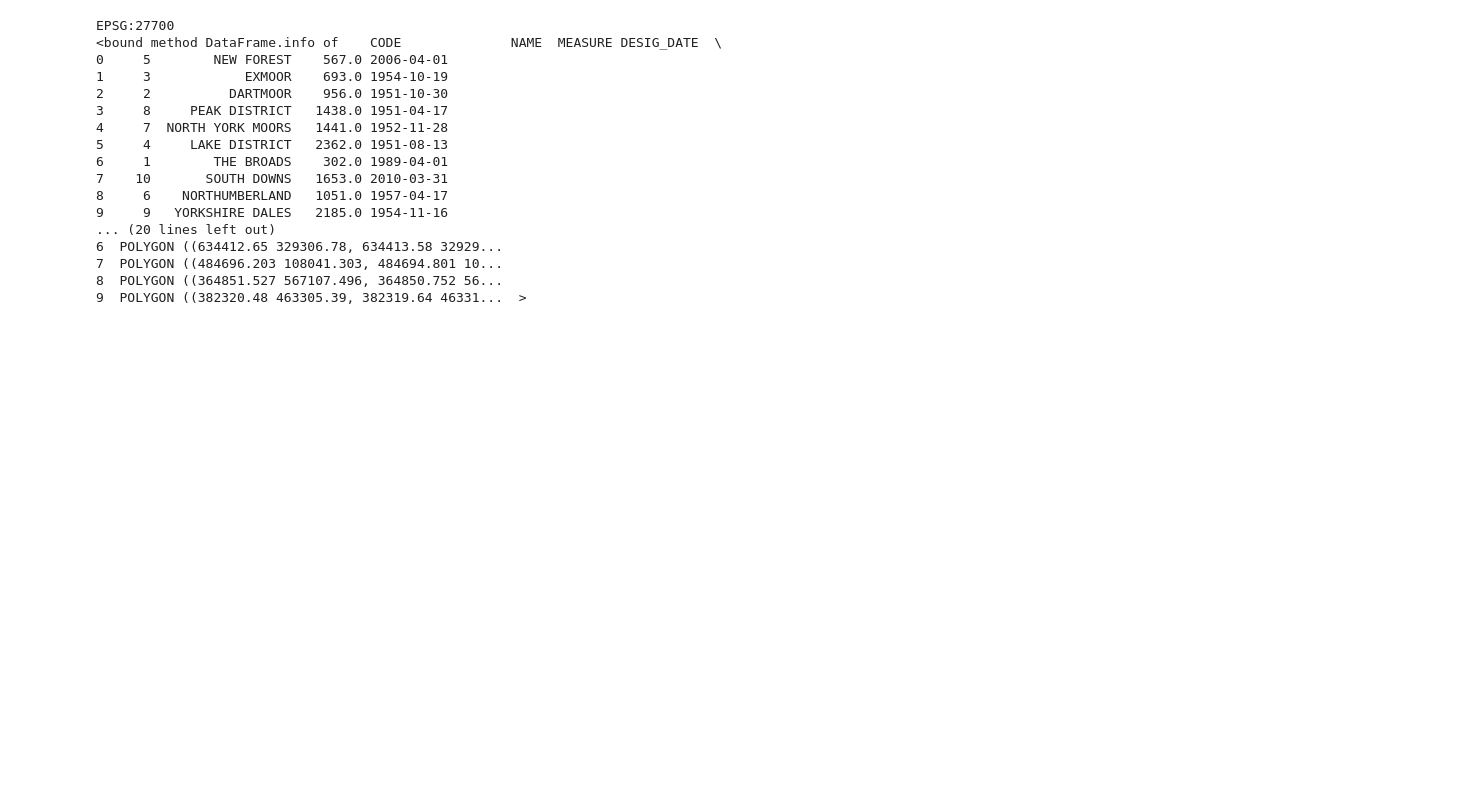
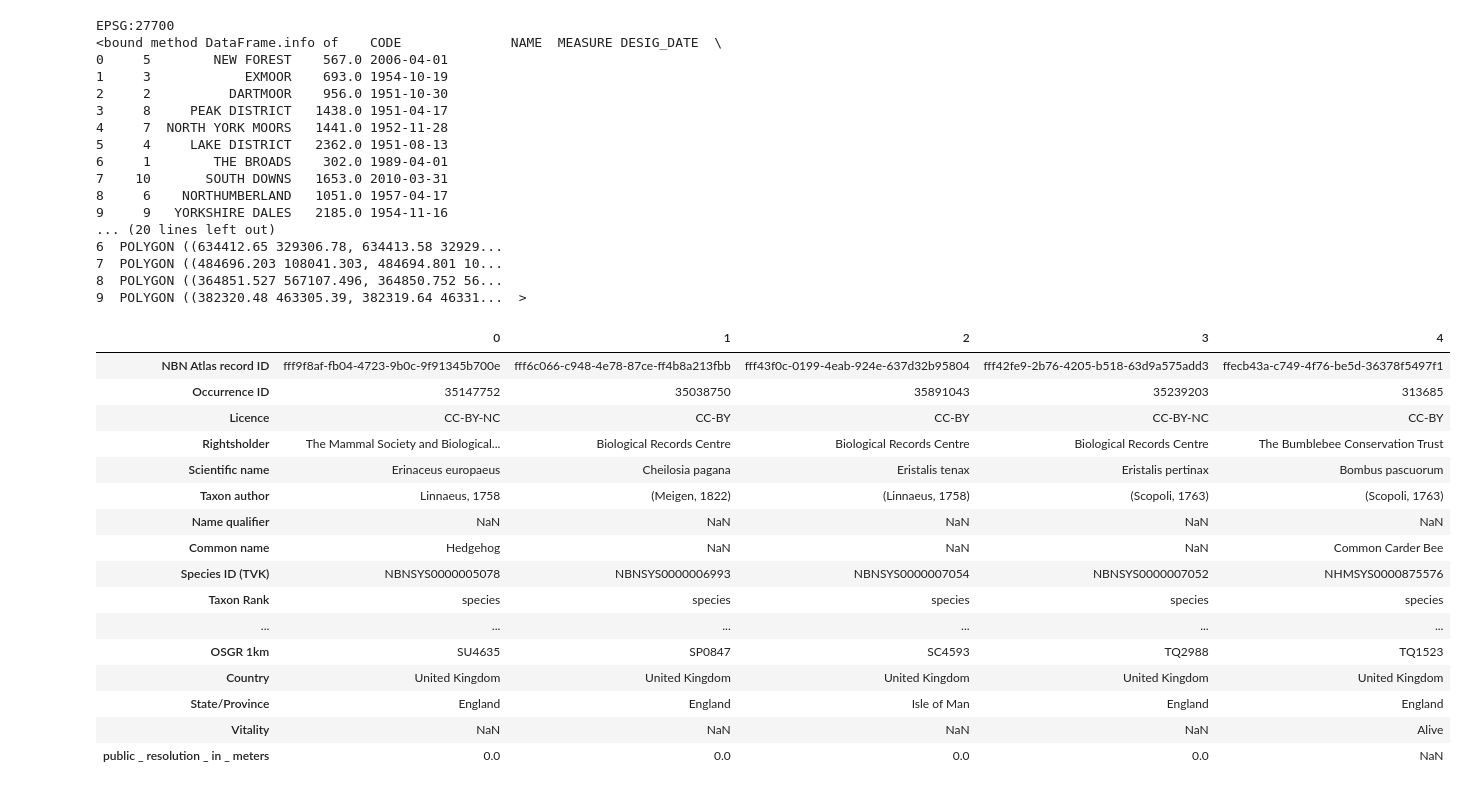
Before and after one commit to ClaudiaTurner/GEOG5990M_Project, a Jupyter notebook: Final_Project_Python_GEOG5990M.ipynb, the cells around one changed output. Cells and saved outputs as stored; diff of their text form; code cells hidden in the pictures; blank space fills up the shorter version.

```diff
--- a/Final_Project_Python_GEOG5990M.ipynb
+++ b/Final_Project_Python_GEOG5990M.ipynb
@@ -535,3 +535,24 @@ EPSG:27700
 7  POLYGON ((484696.203 108041.303, 484694.801 10...
 8  POLYGON ((364851.527 567107.496, 364850.752 56...
 9  POLYGON ((382320.48 463305.39, 382319.64 46331...  >
+# %%
+NBN_records=pd.read_csv('/content/drive/MyDrive/Python_Assignment2/records-2025-04-14.csv')
+NBN_records.head().T
+# %% [output]
+|  | 0 | 1 | 2 | 3 | 4 |
+| NBN Atlas record ID | fff9f8af-fb04-4723-9b0c-9f91345b700e | fff6c066-c948-4e78-87ce-ff4b8a213fbb | fff43f0c-0199-4eab-924e-637d32b95804 | fff42fe9-2b76-4205-b518-63d9a575add3 | ffecb43a-c749-4f76-be5d-36378f5497f1 |
+| Occurrence ID | 35147752 | 35038750 | 35891043 | 35239203 | 313685 |
+| Licence | CC-BY-NC | CC-BY | CC-BY | CC-BY-NC | CC-BY |
+| Rightsholder | The Mammal Society and Biological... | Biological Records Centre | Biological Records Centre | Biological Records Centre | The Bumblebee Conservation Trust |
+| Scientific name | Erinaceus europaeus | Cheilosia pagana | Eristalis tenax | Eristalis pertinax | Bombus pascuorum |
+| Taxon author | Linnaeus, 1758 | (Meigen, 1822) | (Linnaeus, 1758) | (Scopoli, 1763) | (Scopoli, 1763) |
+| Name qualifier | NaN | NaN | NaN | NaN | NaN |
+| Common name | Hedgehog | NaN | NaN | NaN | Common Carder Bee |
+| Species ID (TVK) | NBNSYS0000005078 | NBNSYS0000006993 | NBNSYS0000007054 | NBNSYS0000007052 | NHMSYS0000875576 |
+| Taxon Rank | species | species | species | species | species |
+| ... | ... | ... | ... | ... | ... |
+| OSGR 1km | SU4635 | SP0847 | SC4593 | TQ2988 | TQ1523 |
+| Country | United Kingdom | United Kingdom | United Kingdom | United Kingdom | United Kingdom |
+| State/Province | England | England | Isle of Man | England | England |
+| Vitality | NaN | NaN | NaN | NaN | Alive |
+| public _ resolution _ in _ meters | 0.0 | 0.0 | 0.0 | 0.0 | NaN |
```
Also changed, not shown: parts of 11 cells of this notebook.
